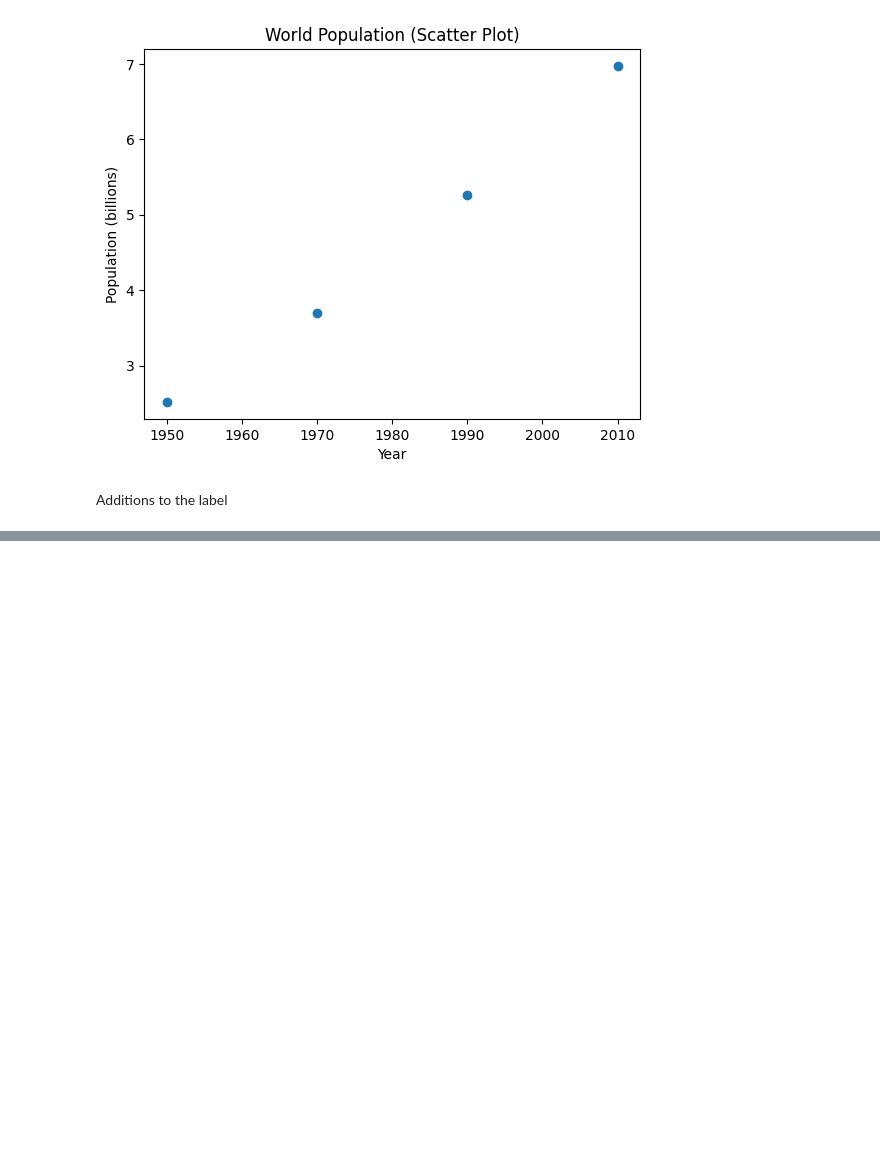
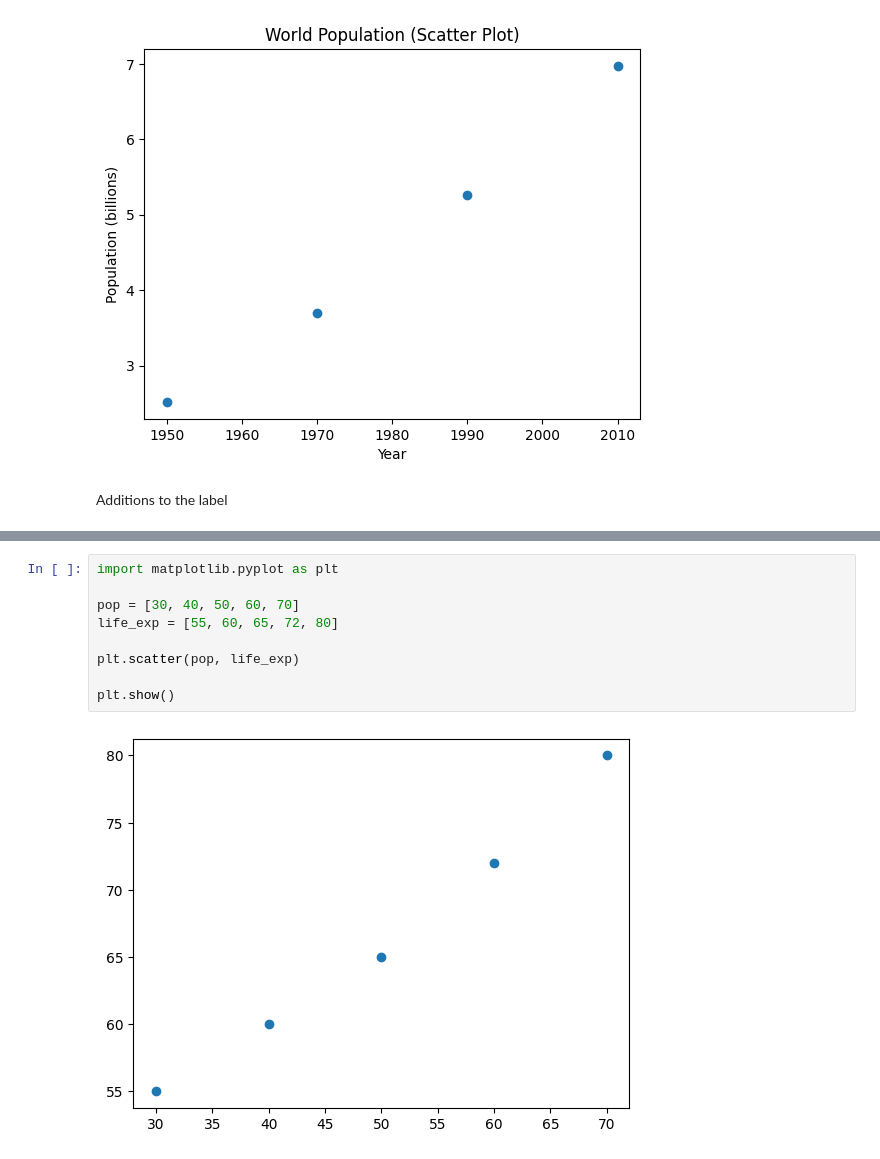
Before and after one commit to Vianney7/AI_Learning, a Jupyter notebook: Datacamp.ipynb, the cells around one changed output, grey strips where cells are left out. Drawn from its saved outputs; the diff is of its cells as text; blank space fills up the shorter version.

```diff
--- a/Datacamp.ipynb
+++ b/Datacamp.ipynb
@@ -80,0 +93,11 @@ Additions to the label
+# %%
+import matplotlib.pyplot as plt
+
+pop = [30, 40, 50, 60, 70]
+life_exp = [55, 60, 65, 72, 80]
+
+plt.scatter(pop, life_exp)
+
+plt.show()
+# %% [output]
+[figure, added]
```
Also changed, not shown: parts of 3 cells of this notebook.
